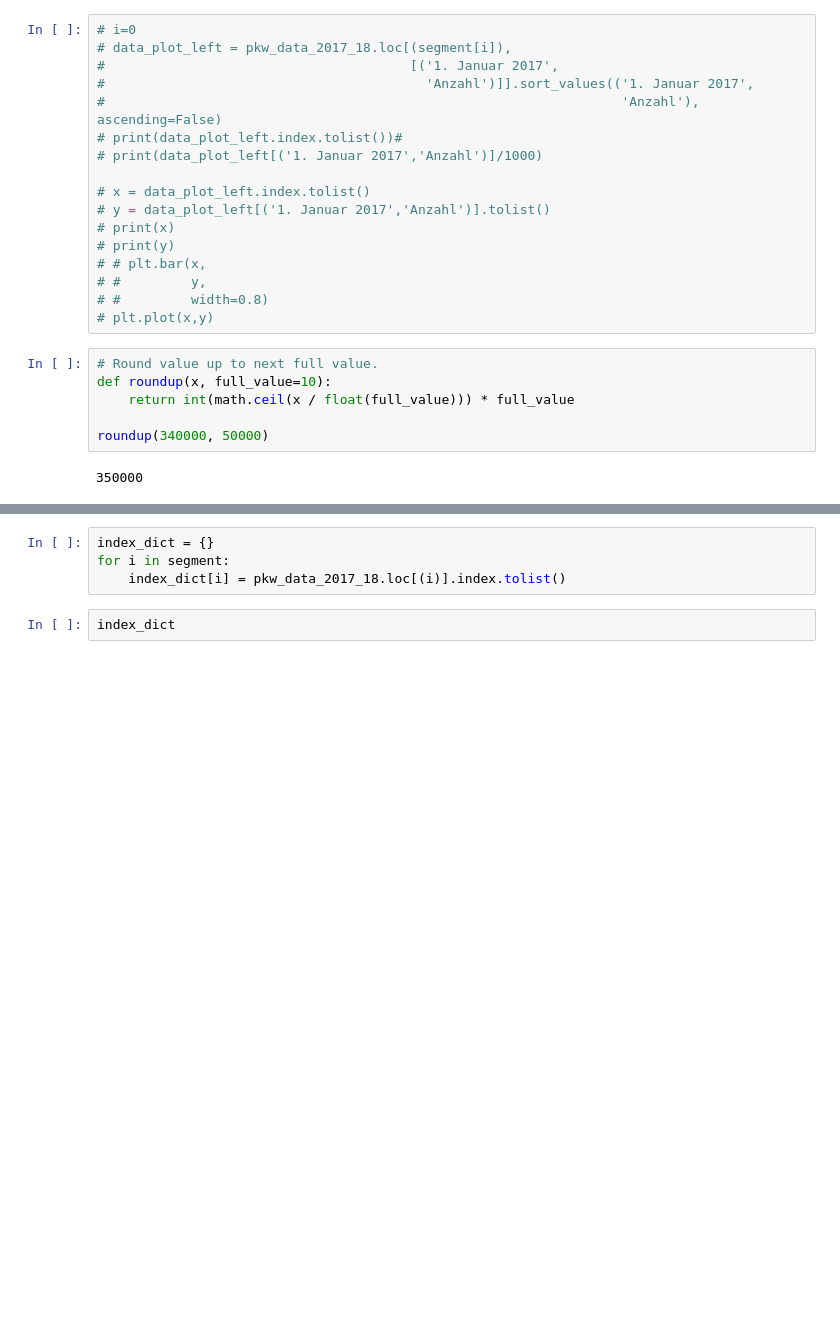
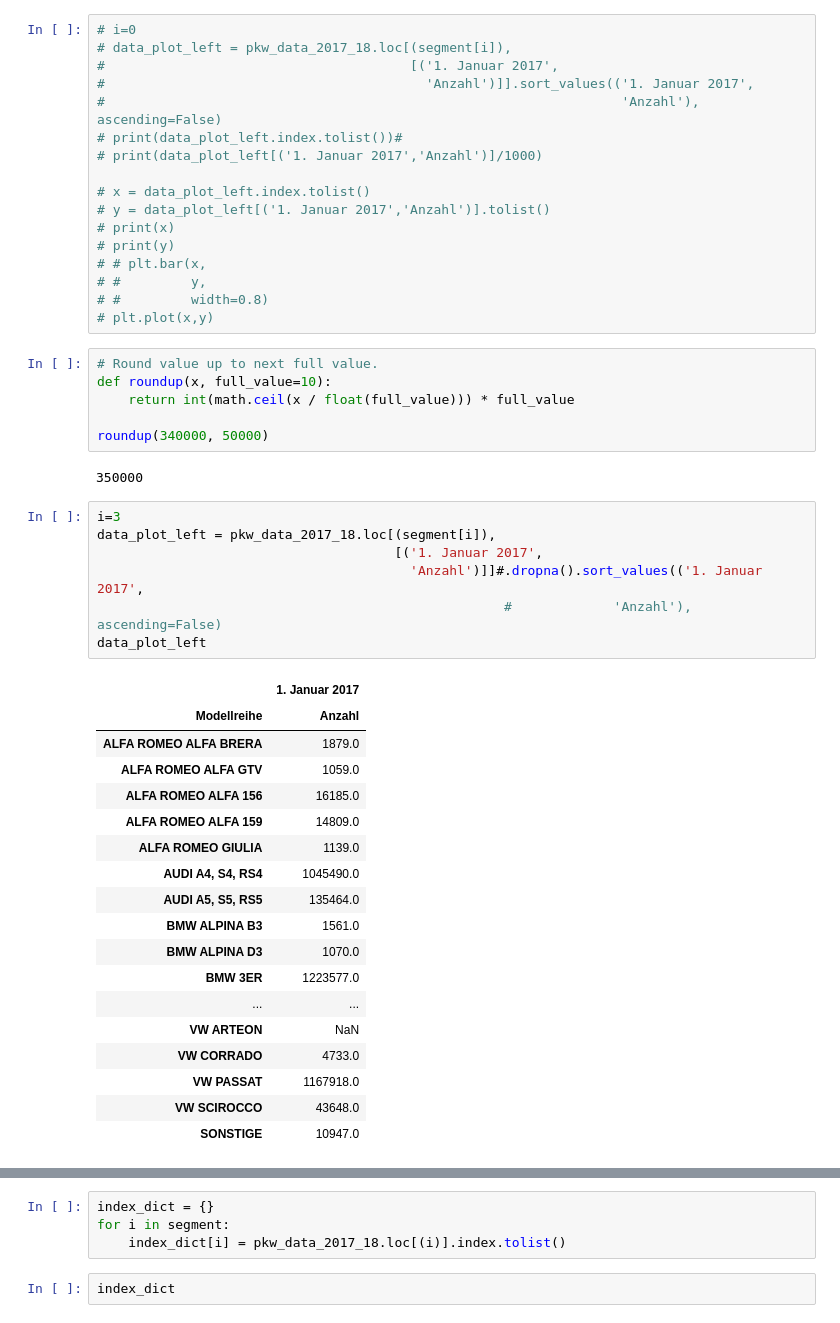
Before and after one commit to TristanHehnen/StatisticalDataCollection, a Jupyter notebook: GermanyPKWData2017_18/GermanyPKWData2017_18.ipynb, the cells around one changed output, grey strips where cells are left out. Saved outputs shown, nothing was run; the diff lists cells and outputs as text; blank space fills up the shorter version.

```diff
--- a/GermanyPKWData2017_18/GermanyPKWData2017_18.ipynb
+++ b/GermanyPKWData2017_18/GermanyPKWData2017_18.ipynb
@@ -186,6 +208,32 @@ def roundup(x, full_value=10):
 roundup(340000, 50000)
 # %% [output]
 350000
+# %%
+i=3
+data_plot_left = pkw_data_2017_18.loc[(segment[i]),
+                                      [('1. Januar 2017',
+                                        'Anzahl')]]#.dropna().sort_values(('1. Januar 2017',
+                                                    #             'Anzahl'), ascending=False)
+data_plot_left
+# %% [output]
+|  | 1. Januar 2017 |
+| Modellreihe | Anzahl |
+| ALFA ROMEO ALFA BRERA | 1879.0 |
+| ALFA ROMEO ALFA GTV | 1059.0 |
+| ALFA ROMEO ALFA 156 | 16185.0 |
+| ALFA ROMEO ALFA 159 | 14809.0 |
+| ALFA ROMEO GIULIA | 1139.0 |
+| AUDI A4, S4, RS4 | 1045490.0 |
+| AUDI A5, S5, RS5 | 135464.0 |
+| BMW ALPINA B3 | 1561.0 |
+| BMW ALPINA D3 | 1070.0 |
+| BMW 3ER | 1223577.0 |
+| ... | ... |
+| VW ARTEON | NaN |
+| VW CORRADO | 4733.0 |
+| VW PASSAT | 1167918.0 |
+| VW SCIROCCO | 43648.0 |
+| SONSTIGE | 10947.0 |
 # %%
 plt.clf()
 
```
Also changed, not shown: parts of 9 cells of this notebook.
